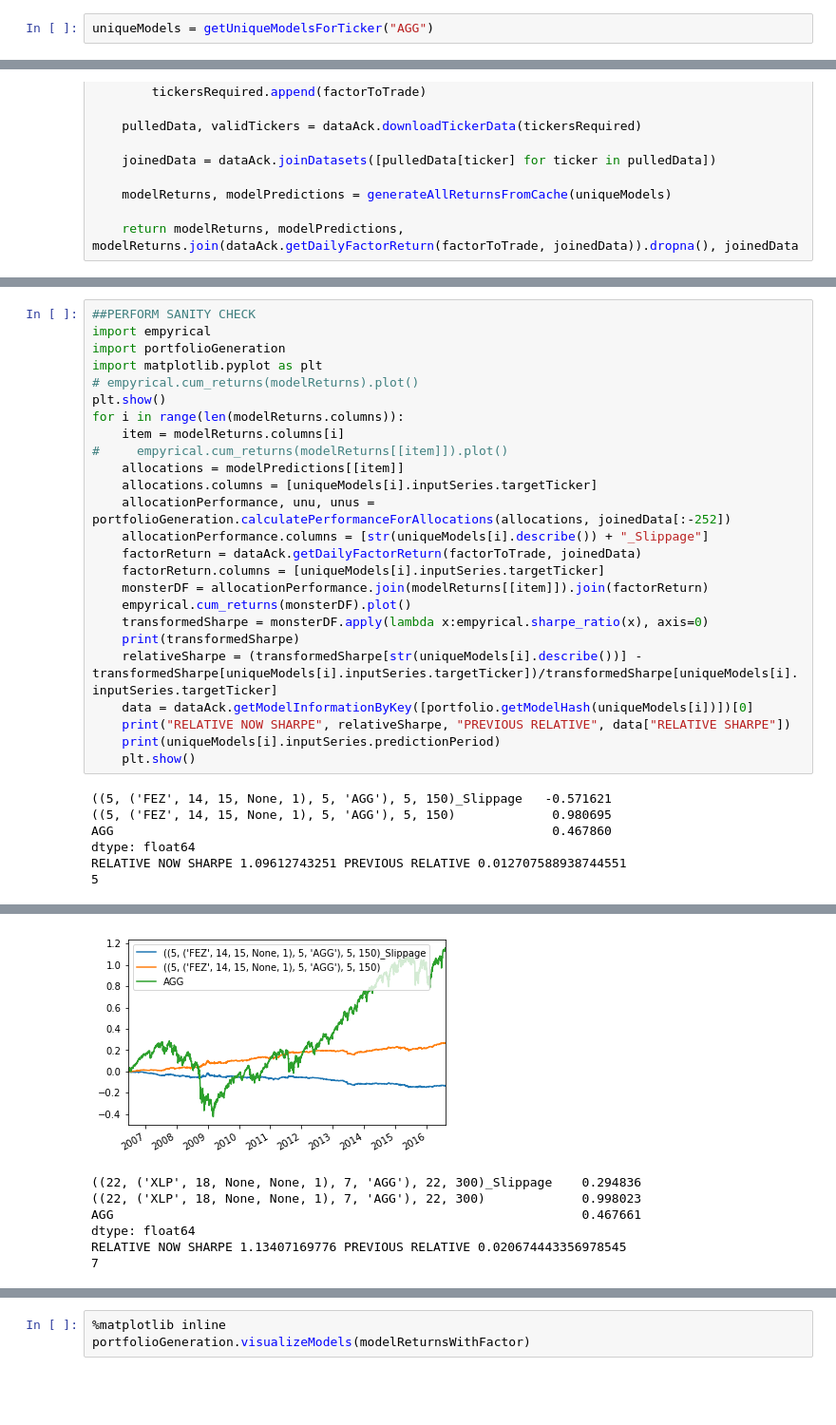
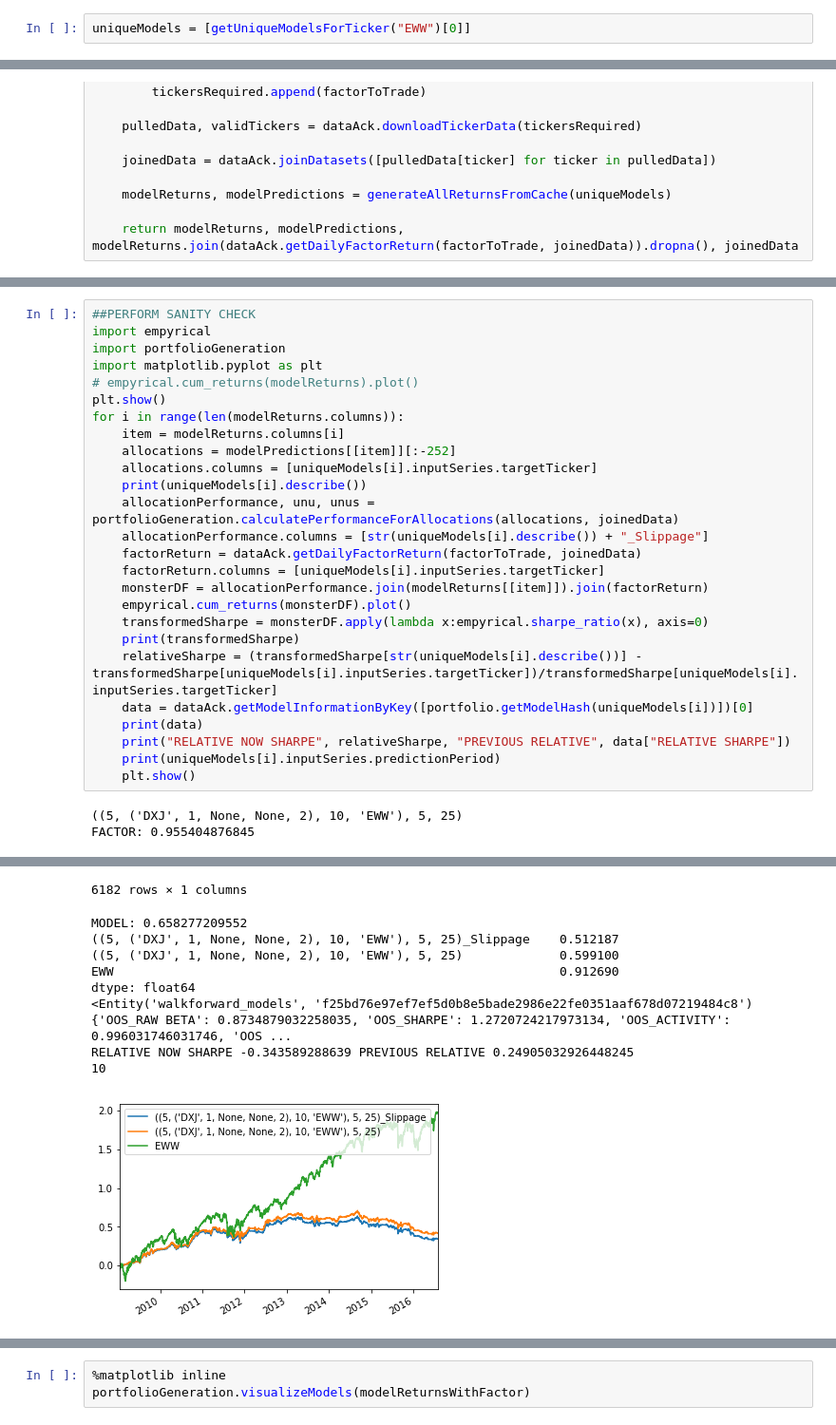
Before and after one commit to SignalBuilders/walkforwardTrader, a Jupyter notebook: Introduce and Initialize Portfolio From Cache.ipynb, the cells around one changed output, grey strips where cells are left out. Shown: that part at 95% size. Drawn from its saved outputs; the diff is of its cells as text; blank space fills up the shorter version.

Commit message:
testing factor different start bug

```diff
--- a/Introduce and Initialize Portfolio From Cache.ipynb
+++ b/Introduce and Initialize Portfolio From Cache.ipynb
@@ -61,6 +61,6 @@ def getAllUniqueModels():
 # %%
 # uniqueModels = getAllUniqueModels()
 # %%
-uniqueModels = getUniqueModelsForTicker("AGG")
+uniqueModels = [getUniqueModelsForTicker("EWW")[0]]
 # %% [output]
 ***ORIGINAL MODELS***
@@ -166,10 +162,10 @@ import matplotlib.pyplot as plt
 plt.show()
 for i in range(len(modelReturns.columns)):
     item = modelReturns.columns[i]
-#     empyrical.cum_returns(modelReturns[[item]]).plot()
-    allocations = modelPredictions[[item]]
+    allocations = modelPredictions[[item]][:-252]
     allocations.columns = [uniqueModels[i].inputSeries.targetTicker]
-    allocationPerformance, unu, unus = portfolioGeneration.calculatePerformanceForAllocations(allocations, joinedData[:-252])
+    print(uniqueModels[i].describe())
+    allocationPerformance, unu, unus = portfolioGeneration.calculatePerformanceForAllocations(allocations, joinedData)
     allocationPerformance.columns = [str(uniqueModels[i].describe()) + "_Slippage"]
     factorReturn = dataAck.getDailyFactorReturn(factorToTrade, joinedData)
     factorReturn.columns = [uniqueModels[i].inputSeries.targetTicker]
@@ -179,13 +175,10 @@ for i in range(len(modelReturns.columns)):
     print(transformedSharpe)
     relativeSharpe = (transformedSharpe[str(uniqueModels[i].describe())] - transformedSharpe[uniqueModels[i].inputSeries.targetTicker])/transformedSharpe[uniqueModels[i].inputSeries.targetTicker]
     data = dataAck.getModelInformationByKey([portfolio.getModelHash(uniqueModels[i])])[0]
+    print(data)
     print("RELATIVE NOW SHARPE", relativeSharpe, "PREVIOUS RELATIVE", data["RELATIVE SHARPE"])
     print(uniqueModels[i].inputSeries.predictionPeriod)
     plt.show()
 # %% [output]
-((5, ('FEZ', 14, 15, None, 1), 5, 'AGG'), 5, 150)_Slippage   -0.571621
-((5, ('FEZ', 14, 15, None, 1), 5, 'AGG'), 5, 150)             0.980695
-AGG                                                           0.467860
-dtype: float64
-RELATIVE NOW SHARPE 1.09612743251 PREVIOUS RELATIVE 0.012707588938744551
-5
+((5, ('DXJ', 1, None, None, 2), 10, 'EWW'), 5, 25)
+FACTOR: 0.955404876845
@@ -192,7 +203,10 @@ RELATIVE NOW SHARPE 1.09612743251 PREVIOUS RELATIVE 0.012707588938744551
+6182 rows × 1 columns
+MODEL: 0.658277209552
+((5, ('DXJ', 1, None, None, 2), 10, 'EWW'), 5, 25)_Slippage    0.512187
+((5, ('DXJ', 1, None, None, 2), 10, 'EWW'), 5, 25)             0.599100
+EWW                                                            0.912690
+dtype: float64
+<Entity('walkforward_models', 'f25bd76e97ef7ef5d0b8e5bade2986e22fe0351aaf678d07219484c8') {'OOS_RAW BETA': 0.8734879032258035, 'OOS_SHARPE': 1.2720724217973134, 'OOS_ACTIVITY': 0.996031746031746, 'OOS ...
+RELATIVE NOW SHARPE -0.343589288639 PREVIOUS RELATIVE 0.24905032926448245
+10
-[figure, old version]
+[figure, new version]
-((22, ('XLP', 18, None, None, 1), 7, 'AGG'), 22, 300)_Slippage    0.294836
-((22, ('XLP', 18, None, None, 1), 7, 'AGG'), 22, 300)             0.998023
-AGG                                                               0.467661
-dtype: float64
-RELATIVE NOW SHARPE 1.13407169776 PREVIOUS RELATIVE 0.020674443356978545
-7
```
Also changed, not shown: parts of 4 cells of this notebook, 1 other file.
